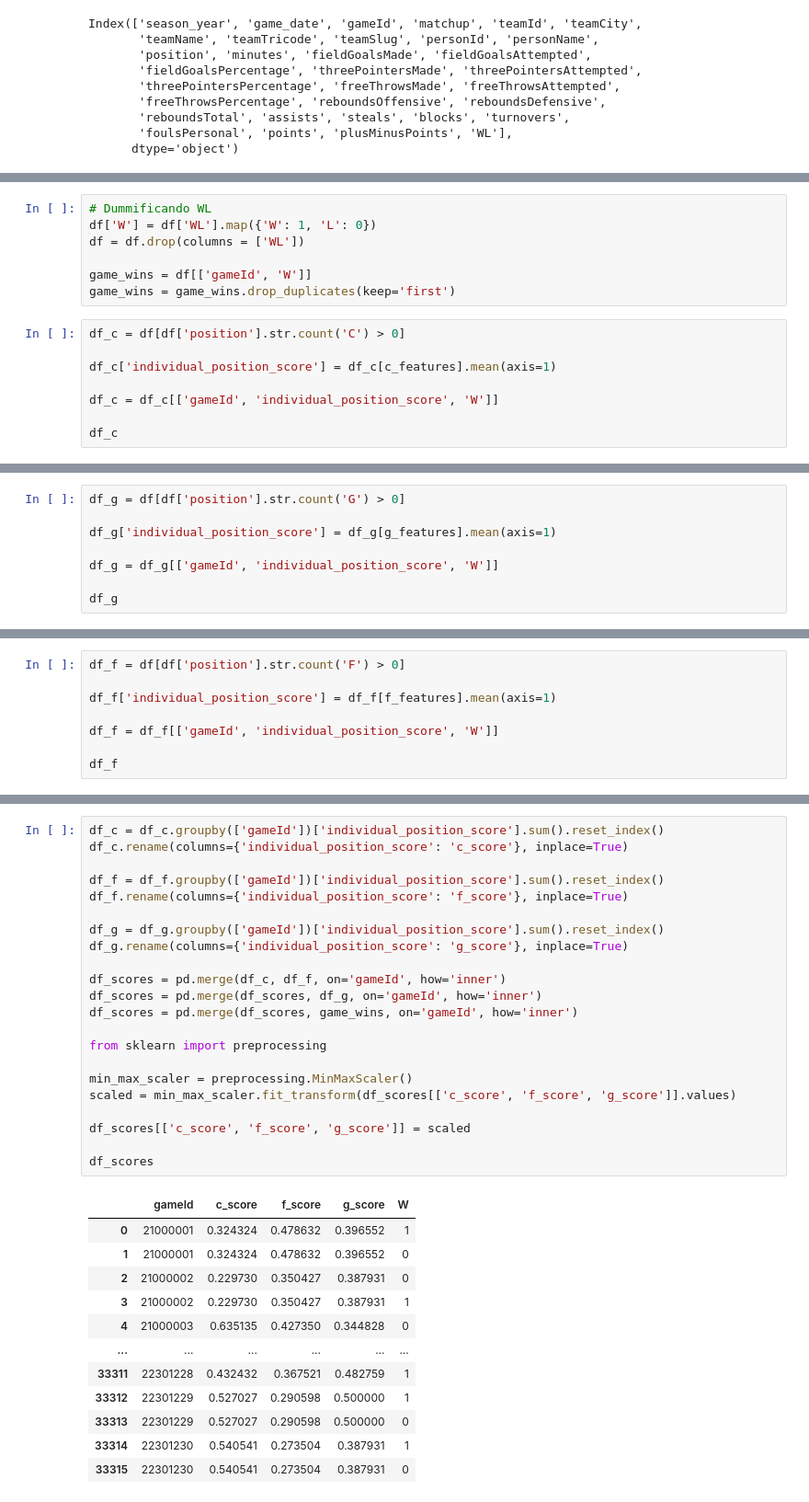
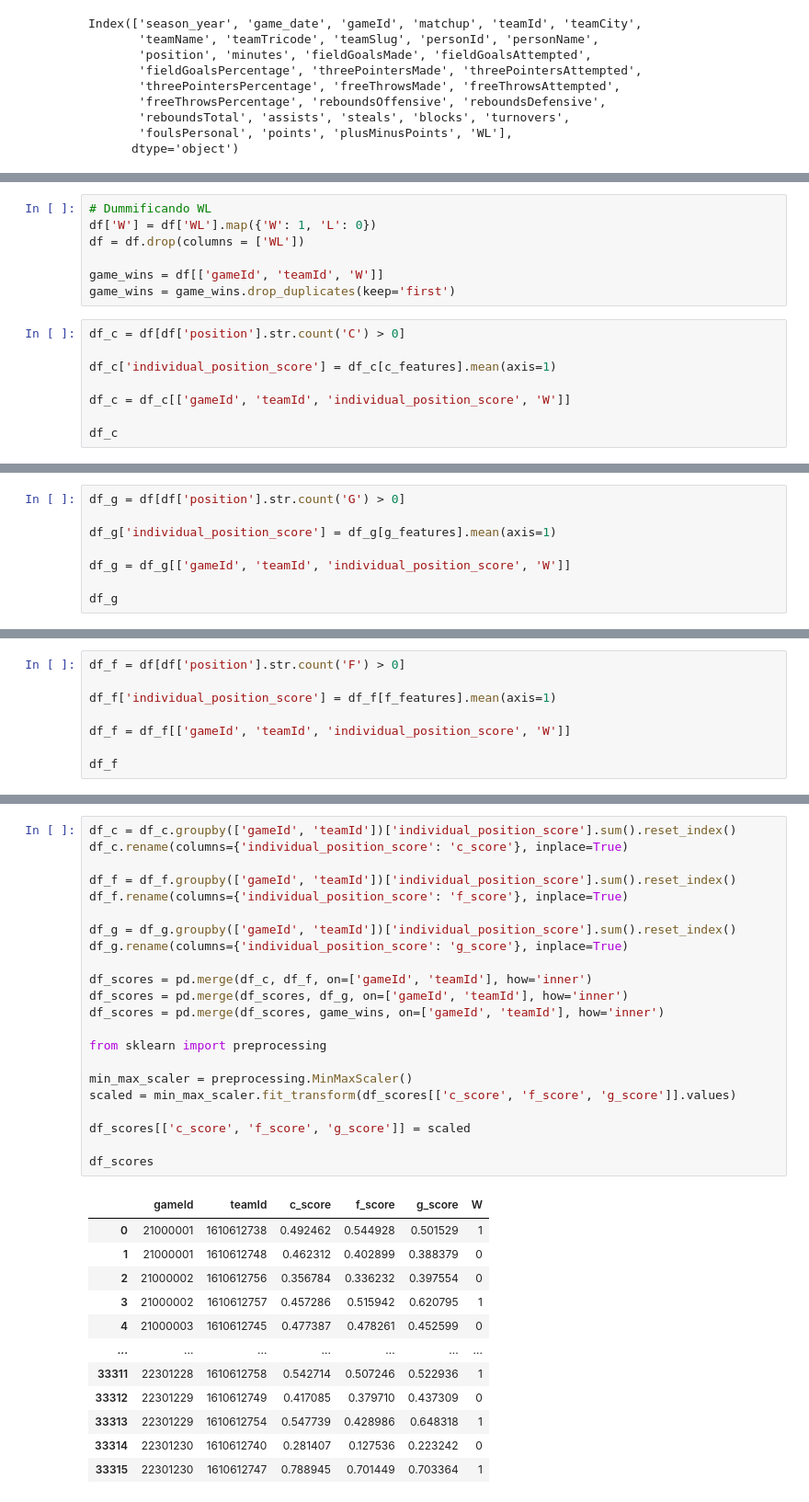
Before and after one commit to SiddiJr/NBA-predictions, a Jupyter notebook: position_scores_logistic_regression.ipynb, the cells around one changed output, grey strips where cells are left out. Shown: that part at 92% size. Cells and saved outputs as stored; diff of their text form.

```diff
--- a/position_scores_logistic_regression.ipynb
+++ b/position_scores_logistic_regression.ipynb
@@ -40,14 +40,14 @@ f_features = ['threePointersAttempted', 'reboundsDefensive', 'steals', 'turnover
 df['W'] = df['WL'].map({'W': 1, 'L': 0})
 df = df.drop(columns = ['WL'])
 
-game_wins = df[['gameId', 'W']]
+game_wins = df[['gameId', 'teamId', 'W']]
 game_wins = game_wins.drop_duplicates(keep='first')
 # %%
 df_c = df[df['position'].str.count('C') > 0]
 
 df_c['individual_position_score'] = df_c[c_features].mean(axis=1)
 
-df_c = df_c[['gameId', 'individual_position_score', 'W']]
+df_c = df_c[['gameId', 'teamId', 'individual_position_score', 'W']]
 
 df_c
 # %% [output]
@@ -74,7 +74,7 @@ df_g = df[df['position'].str.count('G') > 0]
 
 df_g['individual_position_score'] = df_g[g_features].mean(axis=1)
 
-df_g = df_g[['gameId', 'individual_position_score', 'W']]
+df_g = df_g[['gameId', 'teamId', 'individual_position_score', 'W']]
 
 df_g
 # %% [output]
@@ -101,7 +101,7 @@ df_f = df[df['position'].str.count('F') > 0]
 
 df_f['individual_position_score'] = df_f[f_features].mean(axis=1)
 
-df_f = df_f[['gameId', 'individual_position_score', 'W']]
+df_f = df_f[['gameId', 'teamId', 'individual_position_score', 'W']]
 
 df_f
 # %% [output]
@@ -126,35 +126,35 @@ See the caveats in the documentation: https://pandas.pydata.org/pandas-docs/stab
 # %%
-df_c = df_c.groupby(['gameId'])['individual_position_score'].sum().reset_index()
+df_c = df_c.groupby(['gameId', 'teamId'])['individual_position_score'].sum().reset_index()
 df_c.rename(columns={'individual_position_score': 'c_score'}, inplace=True)
 
-df_f = df_f.groupby(['gameId'])['individual_position_score'].sum().reset_index()
+df_f = df_f.groupby(['gameId', 'teamId'])['individual_position_score'].sum().reset_index()
 df_f.rename(columns={'individual_position_score': 'f_score'}, inplace=True)
 
-df_g = df_g.groupby(['gameId'])['individual_position_score'].sum().reset_index()
+df_g = df_g.groupby(['gameId', 'teamId'])['individual_position_score'].sum().reset_index()
 df_g.rename(columns={'individual_position_score': 'g_score'}, inplace=True)
 
-df_scores = pd.merge(df_c, df_f, on='gameId', how='inner')
-df_scores = pd.merge(df_scores, df_g, on='gameId', how='inner')
-df_scores = pd.merge(df_scores, game_wins, on='gameId', how='inner')
+df_scores = pd.merge(df_c, df_f, on=['gameId', 'teamId'], how='inner')
+df_scores = pd.merge(df_scores, df_g, on=['gameId', 'teamId'], how='inner')
+df_scores = pd.merge(df_scores, game_wins, on=['gameId', 'teamId'], how='inner')
 
 from sklearn import preprocessing
 
 min_max_scaler = preprocessing.MinMaxScaler()
 scaled = min_max_scaler.fit_transform(df_scores[['c_score', 'f_score', 'g_score']].values)
 
 df_scores[['c_score', 'f_score', 'g_score']] = scaled
 
 df_scores
 # %% [output]
-|  | gameId | c_score | f_score | g_score | W |
-| 0 | 21000001 | 0.324324 | 0.478632 | 0.396552 | 1 |
-| 1 | 21000001 | 0.324324 | 0.478632 | 0.396552 | 0 |
-| 2 | 21000002 | 0.229730 | 0.350427 | 0.387931 | 0 |
-| 3 | 21000002 | 0.229730 | 0.350427 | 0.387931 | 1 |
-| 4 | 21000003 | 0.635135 | 0.427350 | 0.344828 | 0 |
-| ... | ... | ... | ... | ... | ... |
-| 33311 | 22301228 | 0.432432 | 0.367521 | 0.482759 | 1 |
-| 33312 | 22301229 | 0.527027 | 0.290598 | 0.500000 | 1 |
-| 33313 | 22301229 | 0.527027 | 0.290598 | 0.500000 | 0 |
-| 33314 | 22301230 | 0.540541 | 0.273504 | 0.387931 | 1 |
-| 33315 | 22301230 | 0.540541 | 0.273504 | 0.387931 | 0 |
+|  | gameId | teamId | c_score | f_score | g_score | W |
+| 0 | 21000001 | 1610612738 | 0.492462 | 0.544928 | 0.501529 | 1 |
+| 1 | 21000001 | 1610612748 | 0.462312 | 0.402899 | 0.388379 | 0 |
+| 2 | 21000002 | 1610612756 | 0.356784 | 0.336232 | 0.397554 | 0 |
+| 3 | 21000002 | 1610612757 | 0.457286 | 0.515942 | 0.620795 | 1 |
+| 4 | 21000003 | 1610612745 | 0.477387 | 0.478261 | 0.452599 | 0 |
+| ... | ... | ... | ... | ... | ... | ... |
+| 33311 | 22301228 | 1610612758 | 0.542714 | 0.507246 | 0.522936 | 1 |
+| 33312 | 22301229 | 1610612749 | 0.417085 | 0.379710 | 0.437309 | 0 |
+| 33313 | 22301229 | 1610612754 | 0.547739 | 0.428986 | 0.648318 | 1 |
+| 33314 | 22301230 | 1610612740 | 0.281407 | 0.127536 | 0.223242 | 0 |
+| 33315 | 22301230 | 1610612747 | 0.788945 | 0.701449 | 0.703364 | 1 |
```
Also changed, not shown: parts of 9 cells of this notebook.
